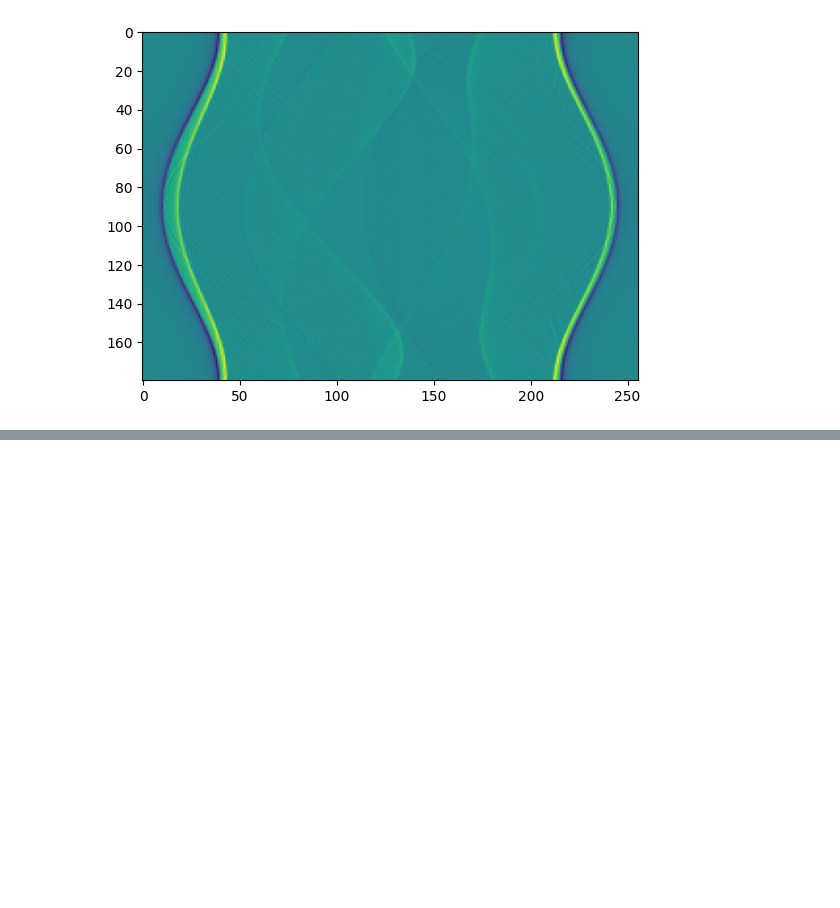
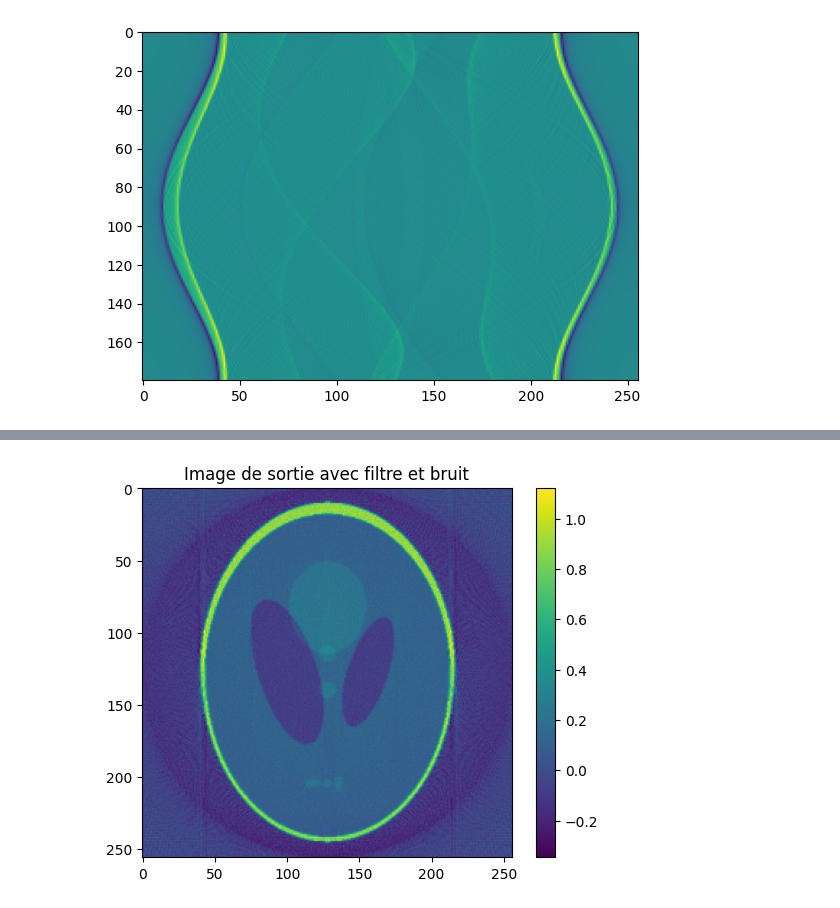
Before and after one commit to GabrielVandersippe/5--Tomographie, a Jupyter notebook: X-Ray Tomography.ipynb, the cells around one changed output, grey strips where cells are left out. Saved outputs shown, nothing was run; the diff lists cells and outputs as text; code cells hidden in the pictures; blank space fills up the shorter version.

```diff
--- a/X-Ray Tomography.ipynb
+++ b/X-Ray Tomography.ipynb
@@ -251,0 +255,11 @@ plt.show()
+# %%
+sinogram_bruite = 1/2 * (sinogram + np.random.rand(angles_count,N_t))
+
+frec_bruite = backproj(filter_sinogram(sinogram_bruite, N_t), N_t, angles_count, N)
+
+plt.imshow(frec_bruite)
+plt.colorbar()
+plt.title("Image de sortie avec filtre et bruit")
+plt.show()
+# %% [output]
+[figure, added]
```
Also changed, not shown: parts of 2 cells of this notebook.
